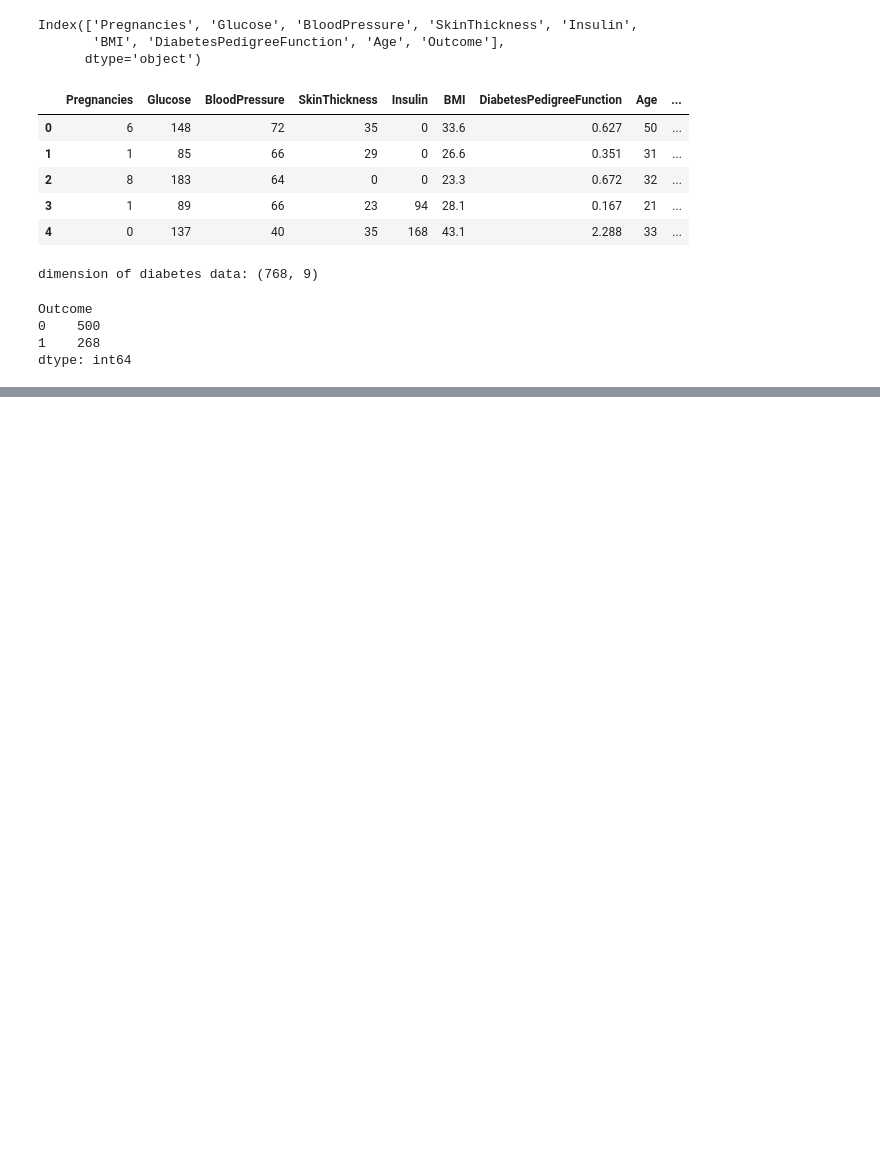
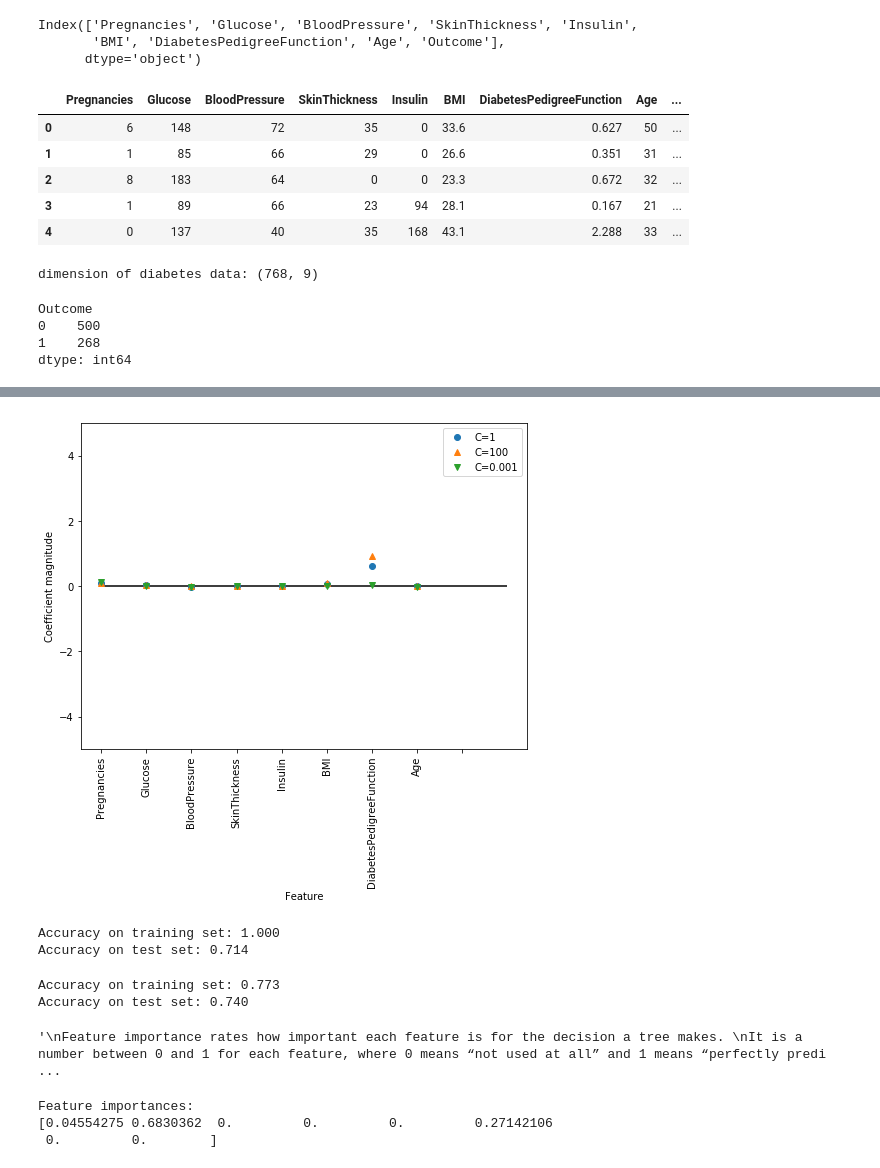
Before and after one commit to donhill1980/Diabetes-Dataset-Machine-Learning, a Jupyter notebook: diabetes.ipynb, the cells around one changed output, grey strips where cells are left out. Cells and saved outputs as stored; diff of their text form; code cells hidden in the pictures; blank space fills up the shorter version.

```diff
--- a/diabetes.ipynb
+++ b/diabetes.ipynb
@@ -38,0 +121,24 @@ dtype: int64
+# %%
+diabetes_features = [x for i,x in enumerate(diabetes.columns) if i!=8]
+plt.figure(figsize=(8,6))
+plt.plot(logreg.coef_.T, 'o', label="C=1")
+plt.plot(logreg100.coef_.T, '^', label="C=100")
+plt.plot(logreg001.coef_.T, 'v', label="C=0.001")
+plt.xticks(range(diabetes.shape[1]), diabetes_features, rotation=90)
+plt.hlines(0, 0, diabetes.shape[1])
+plt.ylim(-5, 5)
+plt.xlabel("Feature")
+plt.ylabel("Coefficient magnitude")
+plt.legend()
+plt.savefig('log_coef')
+# %% [output]
+[figure, added]
+# %%
+from sklearn.tree import DecisionTreeClassifier
+tree = DecisionTreeClassifier(random_state=0)
+tree.fit(X_train, y_train)
+print("Accuracy on training set: {:.3f}".format(tree.score(X_train, y_train)))
+print("Accuracy on test set: {:.3f}".format(tree.score(X_test, y_test)))
+# %% [output]
+Accuracy on training set: 1.000
+Accuracy on test set: 0.714
@@ -38,0 +152,22 @@ dtype: int64
+# %%
+tree = DecisionTreeClassifier(max_depth=3, random_state=0)
+tree.fit(X_train, y_train)
+print("Accuracy on training set: {:.3f}".format(tree.score(X_train, y_train)))
+print("Accuracy on test set: {:.3f}".format(tree.score(X_test, y_test)))
+# %% [output]
+Accuracy on training set: 0.773
+Accuracy on test set: 0.740
+# %%
+"""
+Feature importance rates how important each feature is for the decision a tree makes.
+It is a number between 0 and 1 for each feature, where 0 means “not used at all” and 1 means “perfectly predicts the target”.
+The feature importances always sum to 1:
+"""
+# %% [output]
+'\nFeature importance rates how important each feature is for the decision a tree makes. \nIt is a number between 0 and 1 for each feature, where 0 means “not used at all” and 1 means “perfectly predi ...
+# %%
+print("Feature importances:\n{}".format(tree.feature_importances_))
+# %% [output]
+Feature importances:
+[0.04554275 0.6830362  0.         0.         0.         0.27142106
+ 0.         0.        ]
```
Also changed, not shown: parts of 39 cells of this notebook.
